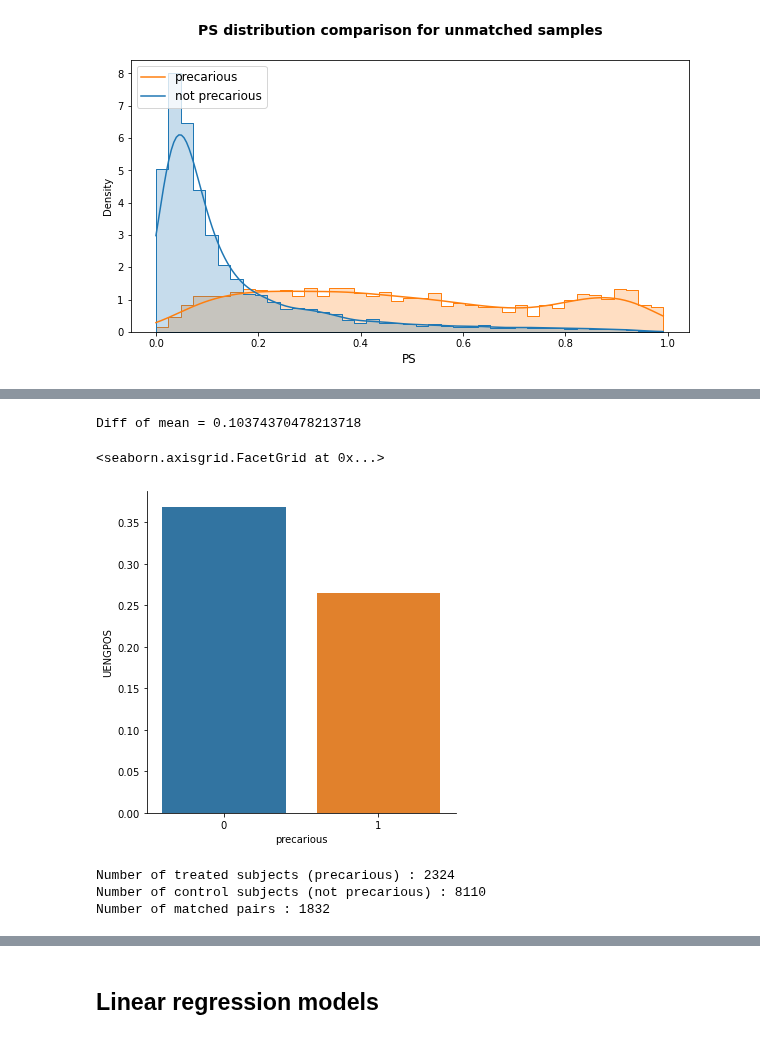
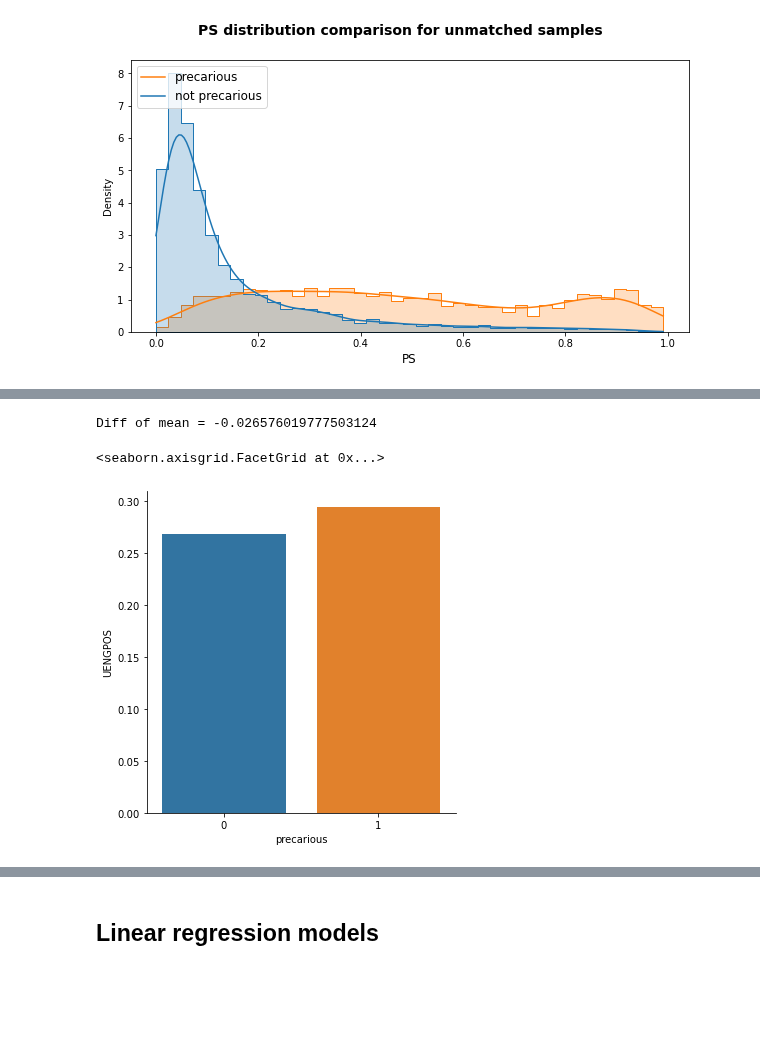
Before and after one commit to epfl-ada/ada-2020-project-milestone-p3-p3_ada-boi, a Jupyter notebook: creative_extension.ipynb, the cells around one changed output, grey strips where cells are left out. Saved outputs shown, nothing was run; the diff lists cells and outputs as text; code cells hidden in the pictures; blank space fills up the shorter version.

```diff
--- a/creative_extension.ipynb
+++ b/creative_extension.ipynb
@@ -314 +294,22 @@ def caliper_matching (treatment, control, epsilon) :
+# %%
+# finds closest PS to the input 'score' from the inputted array 'array'. Returns value of PS and its difference with 'score'.
+def find_nearest(array, score):
+    array = np.asarray(array)
+    idx = (np.abs(array - score)).argmin()
+    matchps = array[idx]
+    return matchps, np.abs(matchps-score)
+# %%
+# returns a dataframe containing two equally numbered populations (control, treatment) with ideally matched propensity scores
+def optimatch(ctrl_df,trtm_df,alpha=0.01):
+    idx=[]
+    idtrtm=[]
+    treatment = trtm_df.reset_index(drop=True).copy().sample(frac=1) # shuffles the df so that we don't always preferentially optimize the first rows
+    control = ctrl_df.reset_index(drop=True).copy()
+    for i in range(0,treatment.shape[0]):
+        ps = treatment.iloc[i].PS
+        matched, diff = find_nearest(control.PS.drop(idx),ps)
+        if (diff < alpha):
+            idx.append(control[control.PS == matched].index[0])
+            idtrtm.append(i)
+    return control.iloc[idx].append(treatment.iloc[idtrtm])
 # %%
@@ -592,0 +600,11 @@ plt.show()
+# %%
+# Perform matching
+trtm_prec = df_prec[df_prec.precarious == 1].reset_index(drop=True)
+ctrl_prec = df_prec[df_prec.precarious == 0].reset_index(drop=True)
+
+# Perform matching between treated and non-treated papers
+df_prec = optimatch(ctrl_prec,trtm_prec,0.001)
+
+print(f'Number of treated subjects (precarious) : {trtm_prec.shape[0]} \n\
+Number of control subjects (not precarious) : {ctrl_prec.shape[0]} \n\
+Number of matched pairs : {df_prec.shape[0]/2}')
@@ -593,30 +637,10 @@ plt.show()
 # %%
-eng = df_prec.groupby('precarious').mean()
-eng
-print('Diff of mean = ' +str(eng['UENGPOS'][0] - eng['UENGPOS'][1]))
-# on peut print plusieurs diff of means pour des bails différents ()
+means_prec = df_prec.groupby('precarious').mean()
+print('Diff of mean = ' +str(means_prec['UENGPOS'][0] - means_prec['UENGPOS'][1]))
 # %% [output]
-Diff of mean = 0.10374370478213718
+Diff of mean = -0.026576019777503124
 # %%
-sns.catplot(data=eng.reset_index(),x='precarious',y='UENGPOS',kind='bar')
+sns.catplot(data=means_prec.reset_index(),x='precarious',y='UENGPOS',kind='bar')
 # %% [output]
 <seaborn.axisgrid.FacetGrid at 0x...>
-[figure, old version]
+[figure, new version]
-# %%
-# Perform matching
-trtm_prec = df_prec[df_prec.precarious == 1].sample(frac=1).reset_index(drop=True)
-ctrl_prec = df_prec[df_prec.precarious == 0].sample(frac=1).reset_index(drop=True)
-
-# Perform matching between treated and non-treated papers
-epsilon=0.05
-tr_match_idx_prec, ctl_match_idx_prec = caliper_matching(trtm_prec,ctrl_prec,epsilon)
-
-print(f'Number of treated subjects (precarious) : {trtm_prec.shape[0]} \n\
-Number of control subjects (not precarious) : {ctrl_prec.shape[0]} \n\
-Number of matched pairs : {len(tr_match_idx_prec)}')
-
-matched_prec = trtm_prec.loc[tr_match_idx_prec,:].append(ctrl_prec.loc[ctl_match_idx_prec,:])
-# %% [output]
-Number of treated subjects (precarious) : 2324
-Number of control subjects (not precarious) : 8110
-Number of matched pairs : 1832
```
Also changed, not shown: parts of 53 cells of this notebook.
